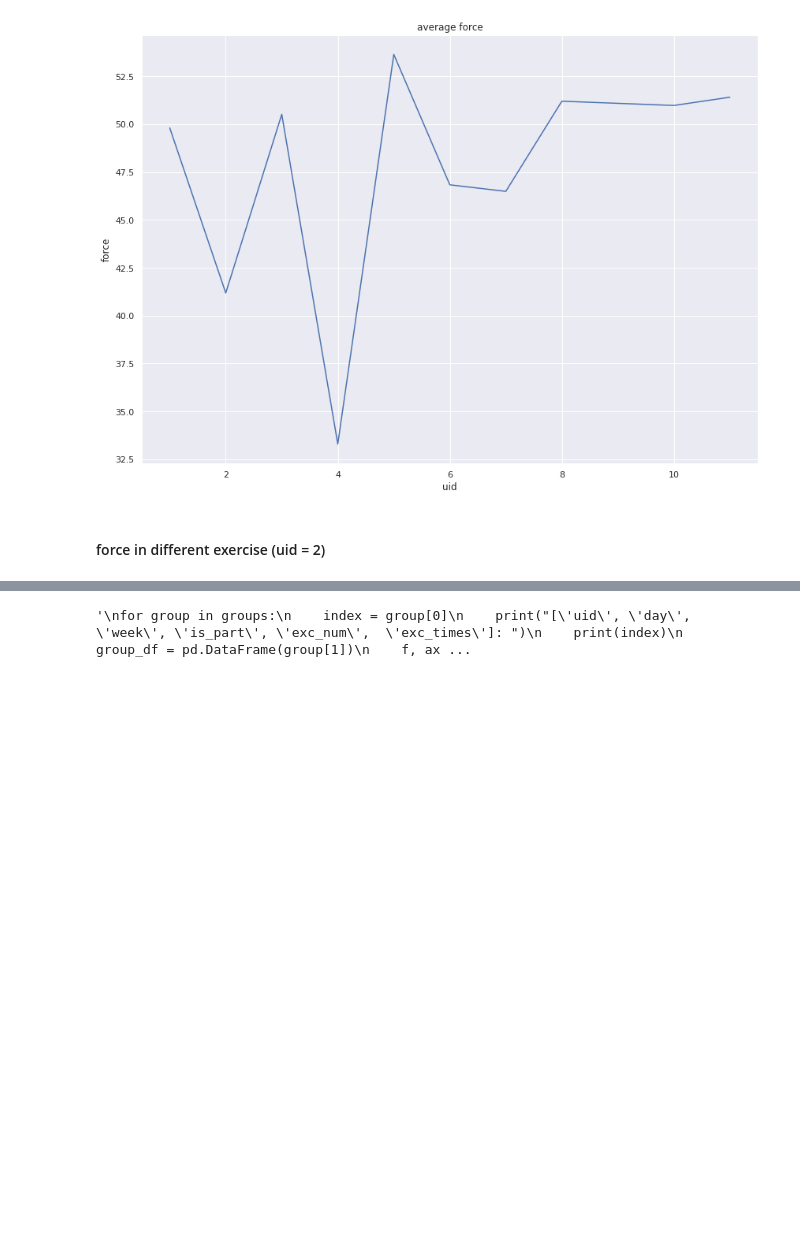
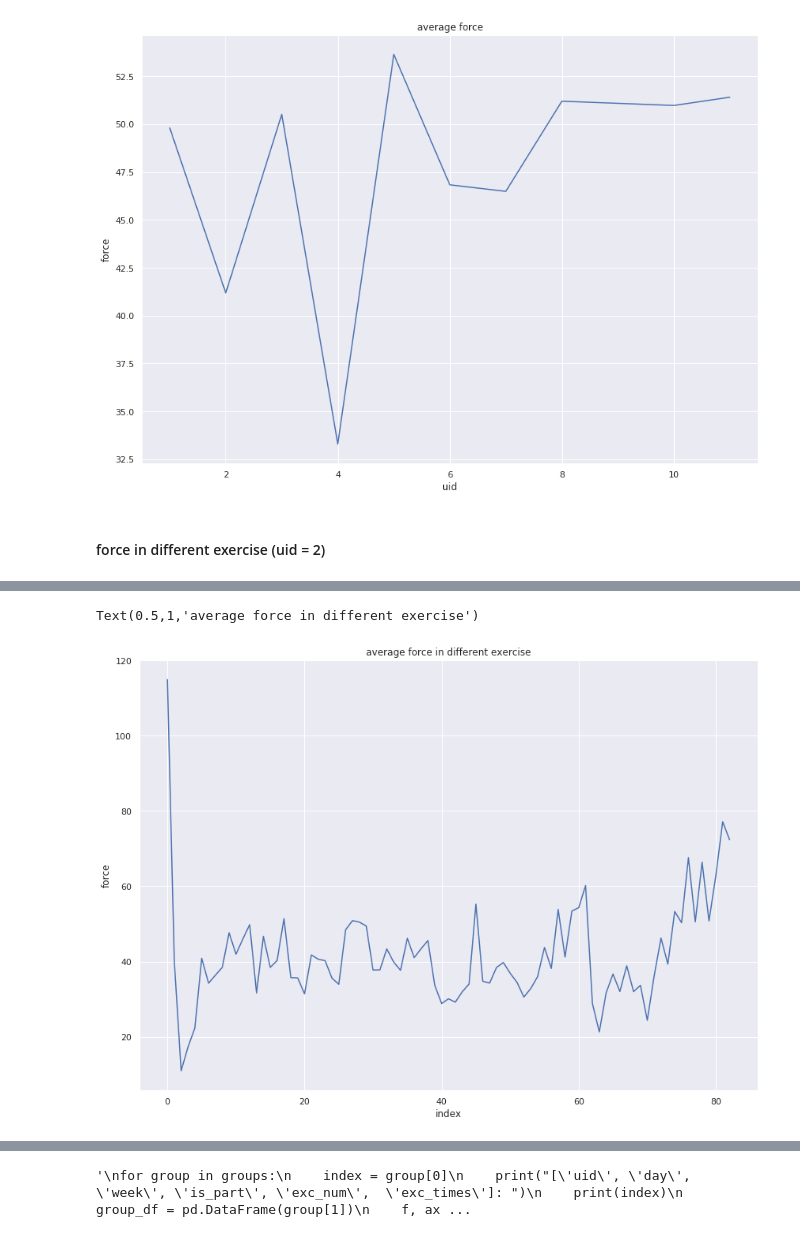
Before and after one commit to wangziling100/Heika, a Jupyter notebook: script/Exploration.ipynb, the cells around one changed output, grey strips where cells are left out. Saved outputs shown, nothing was run; the diff lists cells and outputs as text; code cells hidden in the pictures; blank space fills up the shorter version.

```diff
--- a/script/Exploration.ipynb
+++ b/script/Exploration.ipynb
@@ -203,6 +185,6 @@ Text(0.5,1,'average force')
 # %% [markdown]
 #### force in different exercise (uid = 2)
 # %%
-df_tmp = df_distance[df_distance['uid']==2]
-df_tmp = df_tmp[['front','day', 'week', 'exc_num',  'exc_times']].groupby(['day', 'week', 'exc_num',  'exc_times']).mean()
+df_tmp = df_force[df_force['uid']==2]
+df_tmp = df_tmp[['force','day', 'week', 'exc_num',  'exc_times']].groupby(['day', 'week', 'exc_num',  'exc_times']).mean()
 df_tmp
@@ -208,0 +211,8 @@ df_tmp
+# %%
+df_tmp = df_tmp.reset_index(drop=True)
+df_force_exc = df_tmp.reset_index()
+f, ax= plt.subplots(figsize = (14, 10))
+sns.lineplot(x='index', y='force', data=df_force_exc).set_title('average force in different exercise')
+# %% [output]
+Text(0.5,1,'average force in different exercise')
+[figure, added]
```
Also changed, not shown: parts of 3 cells of this notebook.
